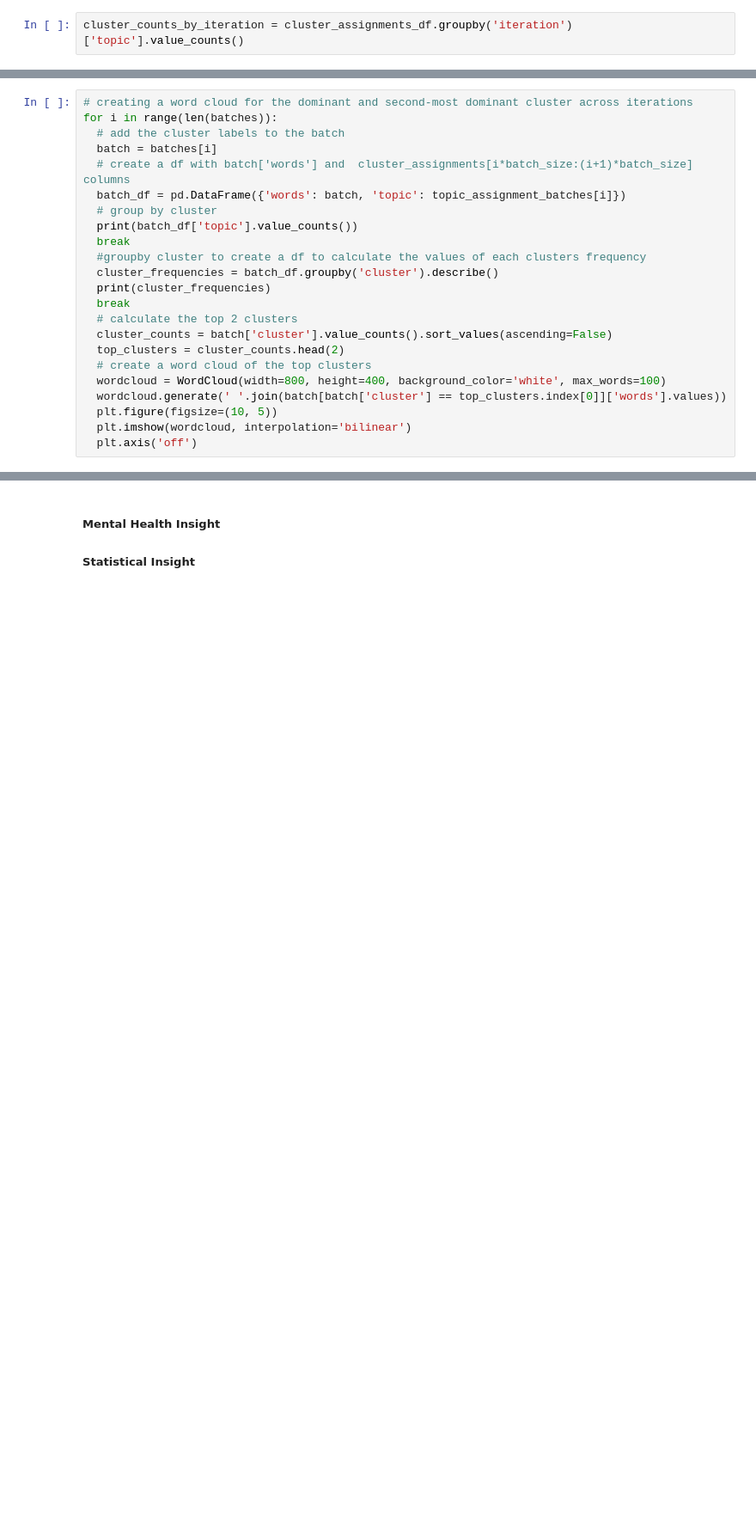
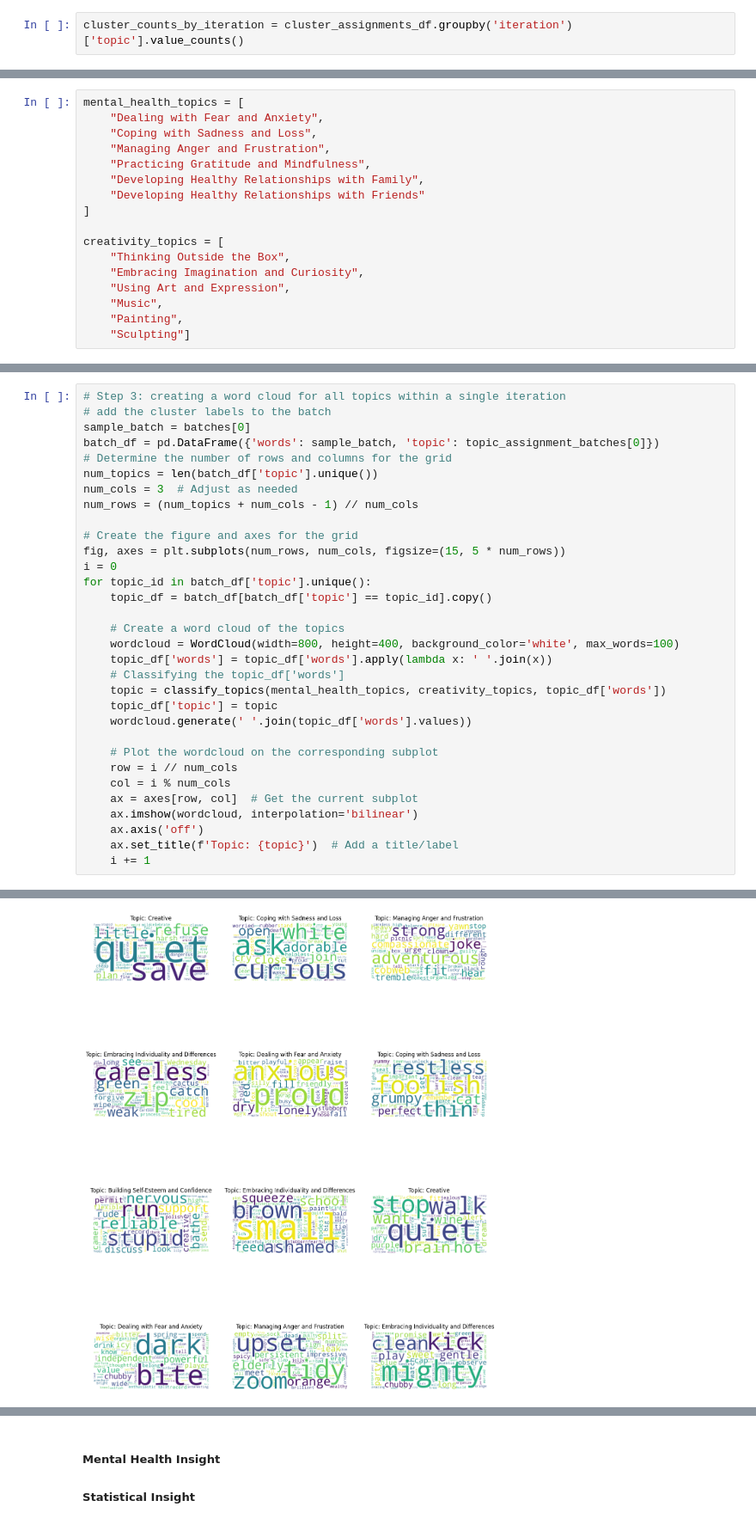
Before and after one commit to NickKornienko/Wonder-Words, a Jupyter notebook: sagemaker/Insights-TinyStories_Case_Study.ipynb, the cells around one changed output, grey strips where cells are left out. Shown at 86% size. Cells and saved outputs as stored; diff of their text form; blank space fills up the shorter version.

```diff
--- a/sagemaker/Insights-TinyStories_Case_Study.ipynb
+++ b/sagemaker/Insights-TinyStories_Case_Study.ipynb
@@ -203,0 +207,17 @@ cluster_counts_by_iteration.unstack().plot(kind='bar', stacked=True, legend=True
+# %%
+mental_health_topics = [
+    "Dealing with Fear and Anxiety",
+    "Coping with Sadness and Loss",
+    "Managing Anger and Frustration",
+    "Practicing Gratitude and Mindfulness",
+    "Developing Healthy Relationships with Family",
+    "Developing Healthy Relationships with Friends"
+]
+
+creativity_topics = [
+    "Thinking Outside the Box",
+    "Embracing Imagination and Curiosity",
+    "Using Art and Expression",
+    "Music",
+    "Painting",
+    "Sculpting"]
@@ -204,24 +254,33 @@ cluster_counts_by_iteration.unstack().plot(kind='bar', stacked=True, legend=True
 # %%
-# creating a word cloud for the dominant and second-most dominant cluster across iterations
-for i in range(len(batches)):
-  # add the cluster labels to the batch
-  batch = batches[i]
-  # create a df with batch['words'] and  cluster_assignments[i*batch_size:(i+1)*batch_size] columns
-  batch_df = pd.DataFrame({'words': batch, 'topic': topic_assignment_batches[i]})
-  # group by cluster
-  print(batch_df['topic'].value_counts())
-  break
-  #groupby cluster to create a df to calculate the values of each clusters frequency
-  cluster_frequencies = batch_df.groupby('cluster').describe()
-  print(cluster_frequencies)
-  break
-  # calculate the top 2 clusters
-  cluster_counts = batch['cluster'].value_counts().sort_values(ascending=False)
-  top_clusters = cluster_counts.head(2)
-  # create a word cloud of the top clusters
-  wordcloud = WordCloud(width=800, height=400, background_color='white', max_words=100)
-  wordcloud.generate(' '.join(batch[batch['cluster'] == top_clusters.index[0]]['words'].values))
-  plt.figure(figsize=(10, 5))
-  plt.imshow(wordcloud, interpolation='bilinear')
-  plt.axis('off')
+# Step 3: creating a word cloud for all topics within a single iteration
+# add the cluster labels to the batch
+sample_batch = batches[0]
+batch_df = pd.DataFrame({'words': sample_batch, 'topic': topic_assignment_batches[0]})
+# Determine the number of rows and columns for the grid
+num_topics = len(batch_df['topic'].unique())
+num_cols = 3  # Adjust as needed
+num_rows = (num_topics + num_cols - 1) // num_cols
+
+# Create the figure and axes for the grid
+fig, axes = plt.subplots(num_rows, num_cols, figsize=(15, 5 * num_rows))
+i = 0
+for topic_id in batch_df['topic'].unique():
+    topic_df = batch_df[batch_df['topic'] == topic_id].copy()
+
+    # Create a word cloud of the topics
+    wordcloud = WordCloud(width=800, height=400, background_color='white', max_words=100)
+    topic_df['words'] = topic_df['words'].apply(lambda x: ' '.join(x))
+    # Classifying the topic_df['words']
+    topic = classify_topics(mental_health_topics, creativity_topics, topic_df['words'])
+    topic_df['topic'] = topic
+    wordcloud.generate(' '.join(topic_df['words'].values))
+
+    # Plot the wordcloud on the corresponding subplot
+    row = i // num_cols
+    col = i % num_cols
+    ax = axes[row, col]  # Get the current subplot
+    ax.imshow(wordcloud, interpolation='bilinear')
+    ax.axis('off')
+    ax.set_title(f'Topic: {topic}')  # Add a title/label
+    i += 1
 # %% [output]
@@ -239,0 +287 @@ Name: count, dtype: int64
+[figure, added]
```
Also changed, not shown: parts of 10 cells of this notebook.
